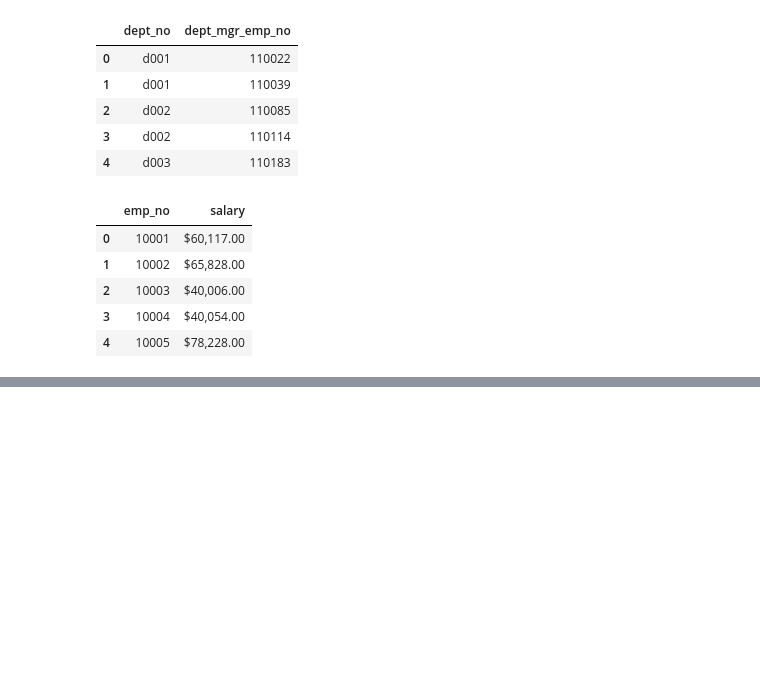
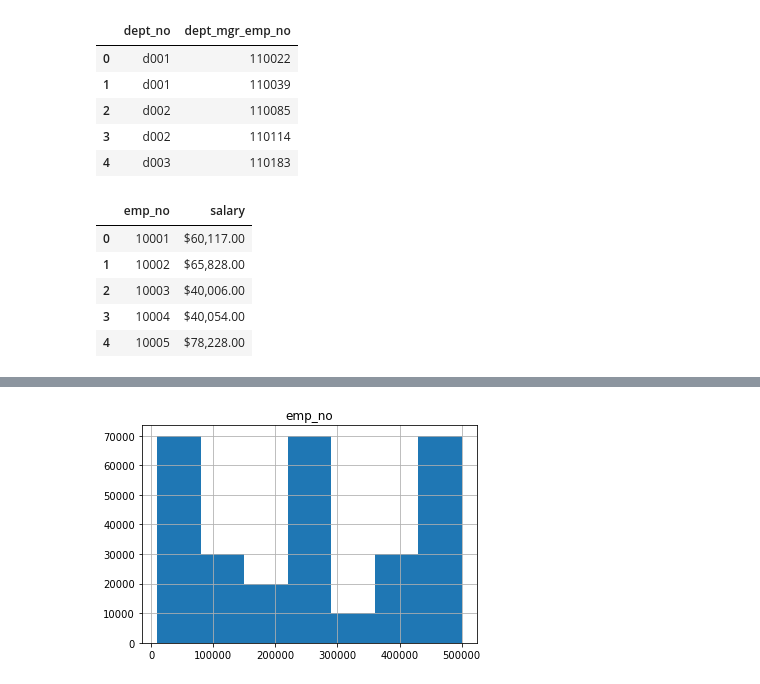
Before and after one commit to mnolker/SQL-challenge, a Jupyter notebook: EmployeeSQL/EmployeeSQL_Bonus.ipynb, the cells around one changed output, grey strips where cells are left out. Drawn from its saved outputs; the diff is of its cells as text; code cells hidden in the pictures; blank space fills up the shorter version.

```diff
--- a/EmployeeSQL/EmployeeSQL_Bonus.ipynb
+++ b/EmployeeSQL/EmployeeSQL_Bonus.ipynb
@@ -95,0 +107,3 @@ title_df.head()
+# %%
+employee_salaries_merge_df = pd.merge(employees_df,salaries_df, on = 'emp_no')
+employee_salaries_merge_df
@@ -95,0 +124,3 @@ title_df.head()
+# %%
+employee_salaries_title_merge_df = pd.merge(employee_salaries_merge_df, title_df, left_on = 'emp_title_id' ,right_on = 'title_id', how = 'left')
+employee_salaries_title_merge_df
@@ -95,0 +141,3 @@ title_df.head()
+# %%
+employee_salaries_title_merge_df['salary'] = employee_salaries_title_merge_df['salary'].str.replace('[$,,]', '').astype(float)
+employee_salaries_title_merge_df
@@ -95,0 +173,4 @@ title_df.head()
+# %%
+hist = employee_salaries_title_merge_df.hist(bins=7)
+# %% [output]
+[figure, added]
```
Also changed, not shown: parts of 10 cells of this notebook, 1 other file.
